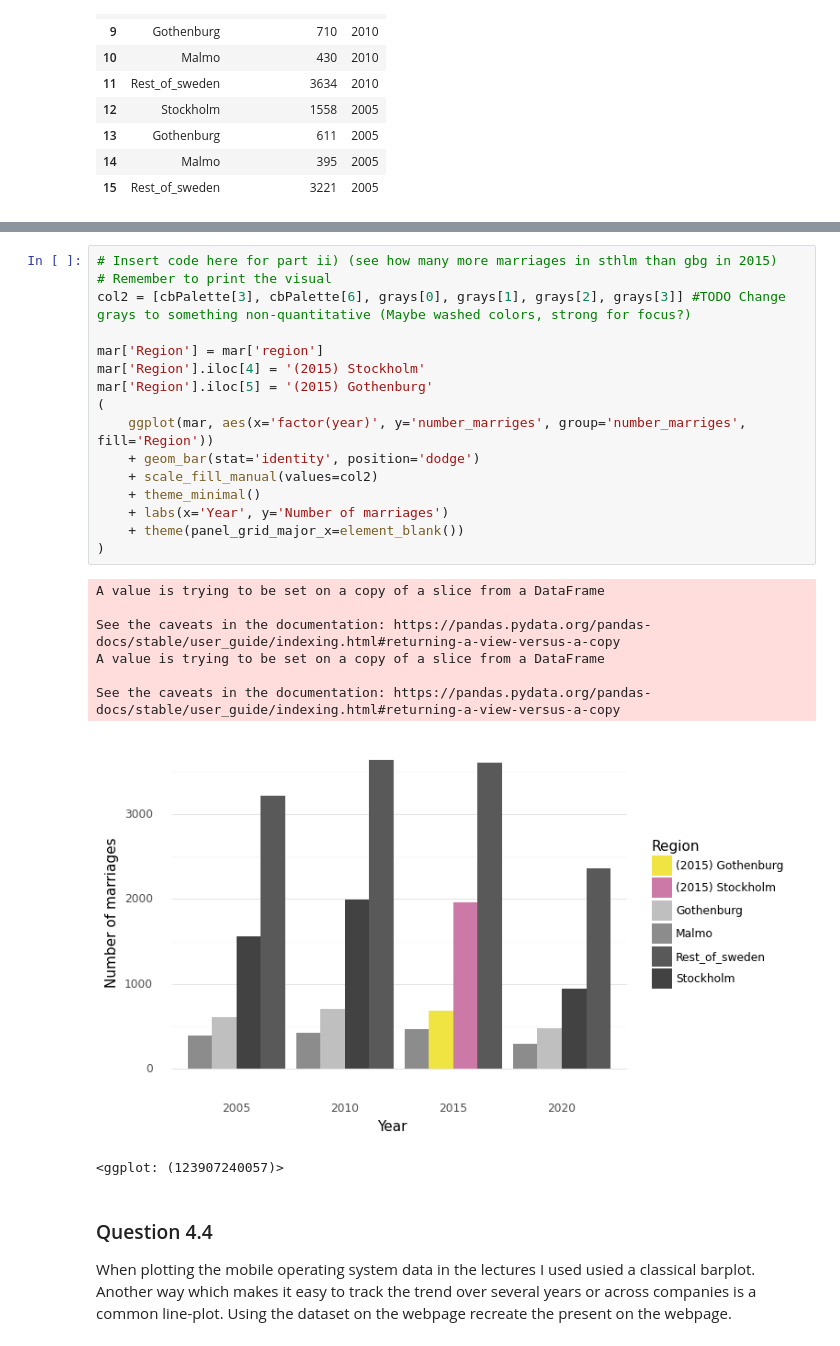
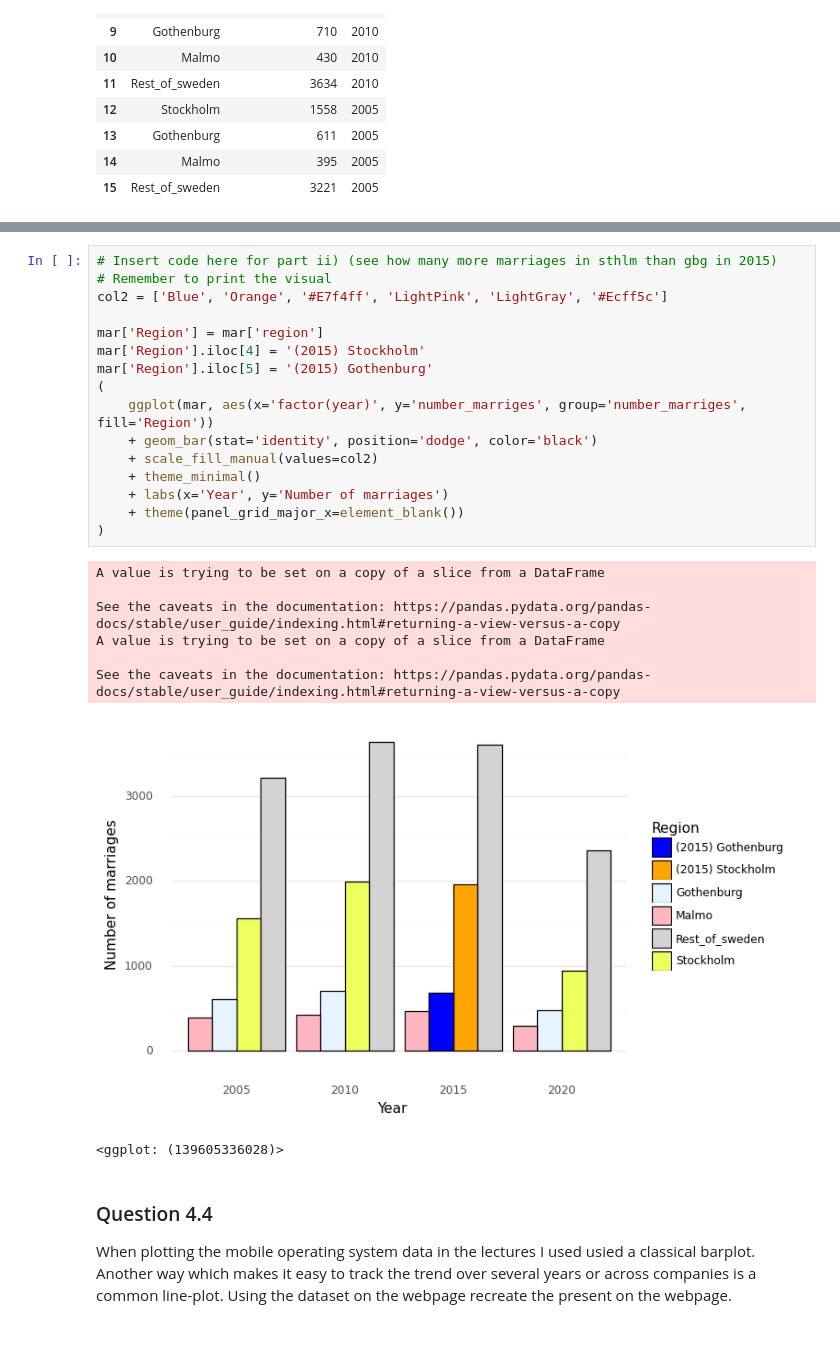
Before and after one commit to AxelEiman/SciVis, a Jupyter notebook: HW1/Homework1.ipynb, the cells around one changed output, grey strips where cells are left out. Drawn from its saved outputs; the diff is of its cells as text.

```diff
--- a/HW1/Homework1.ipynb
+++ b/HW1/Homework1.ipynb
@@ -412,28 +533,28 @@ col = [grays[0], grays[1], grays[2], grays[3], cbPalette[0]]
 # %%
 # Insert code here for part ii) (see how many more marriages in sthlm than gbg in 2015)
 # Remember to print the visual
-col2 = [cbPalette[3], cbPalette[6], grays[0], grays[1], grays[2], grays[3]] #TODO Change grays to something non-quantitative (Maybe washed colors, strong for focus?)
+col2 = ['Blue', 'Orange', '#E7f4ff', 'LightPink', 'LightGray', '#Ecff5c']
 
 mar['Region'] = mar['region']
 mar['Region'].iloc[4] = '(2015) Stockholm'
 mar['Region'].iloc[5] = '(2015) Gothenburg'
 (
     ggplot(mar, aes(x='factor(year)', y='number_marriges', group='number_marriges', fill='Region'))
-    + geom_bar(stat='identity', position='dodge')
+    + geom_bar(stat='identity', position='dodge', color='black')
     + scale_fill_manual(values=col2)
     + theme_minimal()
     + labs(x='Year', y='Number of marriages')
     + theme(panel_grid_major_x=element_blank())
 )
 # %% [output]
 A value is trying to be set on a copy of a slice from a DataFrame
 
 See the caveats in the documentation: https://pandas.pydata.org/pandas-docs/stable/user_guide/indexing.html#returning-a-view-versus-a-copy
 A value is trying to be set on a copy of a slice from a DataFrame
 
 See the caveats in the documentation: https://pandas.pydata.org/pandas-docs/stable/user_guide/indexing.html#returning-a-view-versus-a-copy
-[figure, old version]
+[figure, new version]
-<ggplot: (123907240057)>
+<ggplot: (139605336028)>
 # %% [markdown]
 ### Question 4.4
 
```
Also changed, not shown: parts of 22 cells of this notebook.
